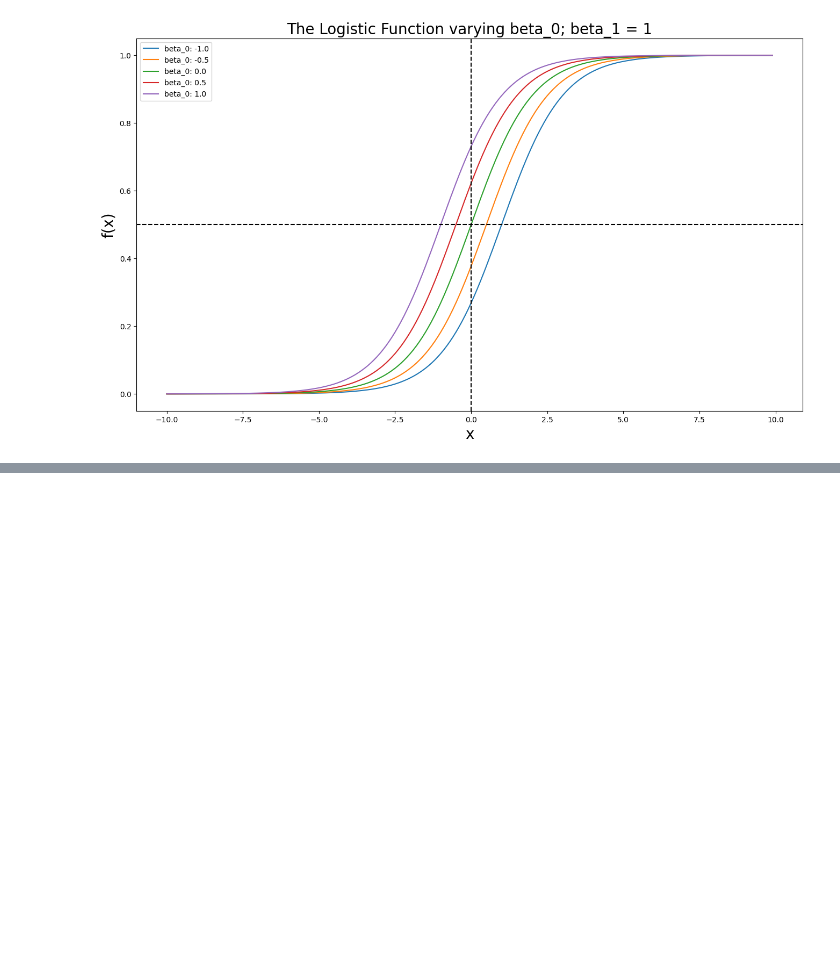
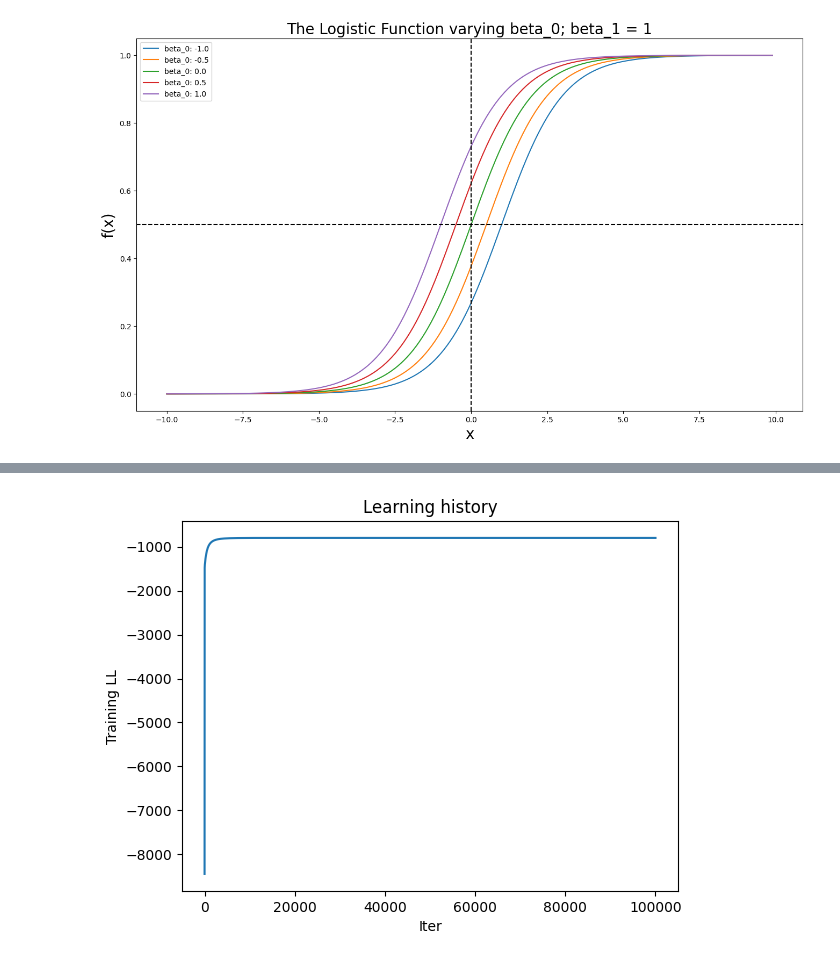
Before and after one commit to WelfLowe/Public-ML-Notebooks, a Jupyter notebook: Logistic function variants.ipynb, the cells around one changed output, grey strips where cells are left out. Cells and saved outputs as stored; diff of their text form; code cells hidden in the pictures; blank space fills up the shorter version.

```diff
--- a/Logistic function variants.ipynb
+++ b/Logistic function variants.ipynb
@@ -56,0 +214,8 @@ plt.show()
+# %%
+plt.plot(range(0,n_iters), lls)
+plt.title("Learning history")
+plt.ylabel("Training LL")
+plt.xlabel("Iter")
+plt.show()
+# %% [output]
+[figure, added]
```
Also changed, not shown: parts of 34 cells of this notebook.
